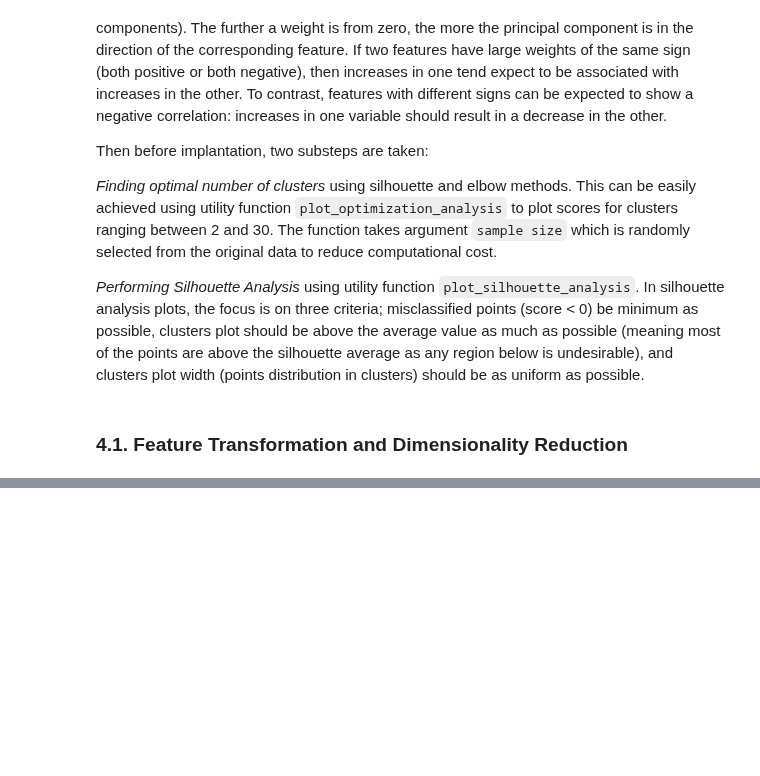
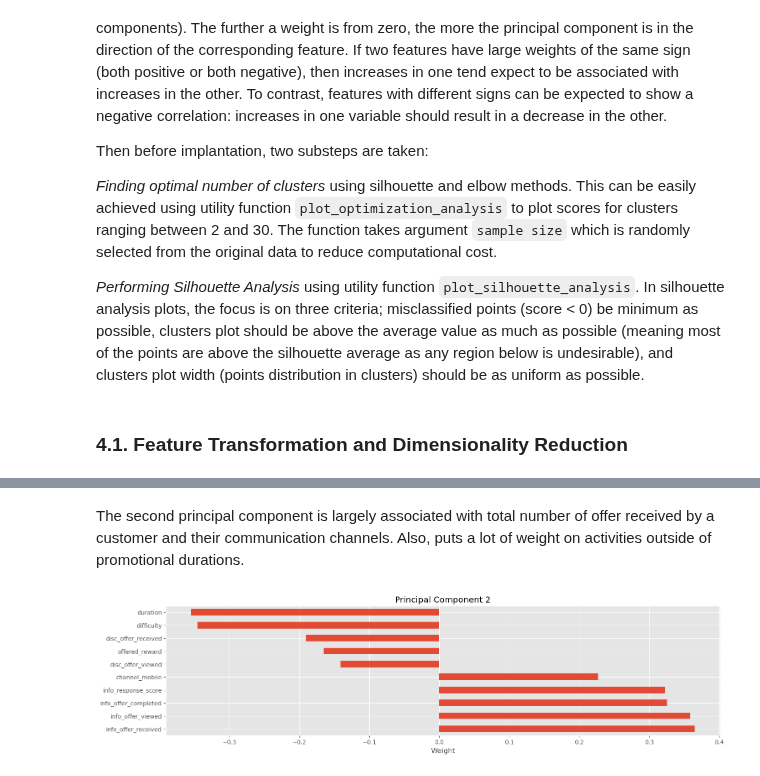
Before and after one commit to codeefy/Starbucks-Customer-Segmentation-, a Jupyter notebook: segmentation.ipynb, the cells around one changed output, grey strips where cells are left out. Drawn from its saved outputs; the diff is of its cells as text; code cells hidden in the pictures; blank space fills up the shorter version.

```diff
--- a/segmentation.ipynb
+++ b/segmentation.ipynb
@@ -1005,0 +1063,7 @@ _Performing Silhouette Analysis_ using utility function `plot_silhouette_analysi
+# %% [markdown]
+The second principal component is largely associated with total number of offer received by a customer and their communication channels. Also, puts a lot of weight on activities outside of promotional durations.
+# %%
+# Investigate the third principal component
+u.plot_pca_component(coe, pca, 2)
+# %% [output]
+[figure, added]
```
Also changed, not shown: parts of 16 cells of this notebook.
